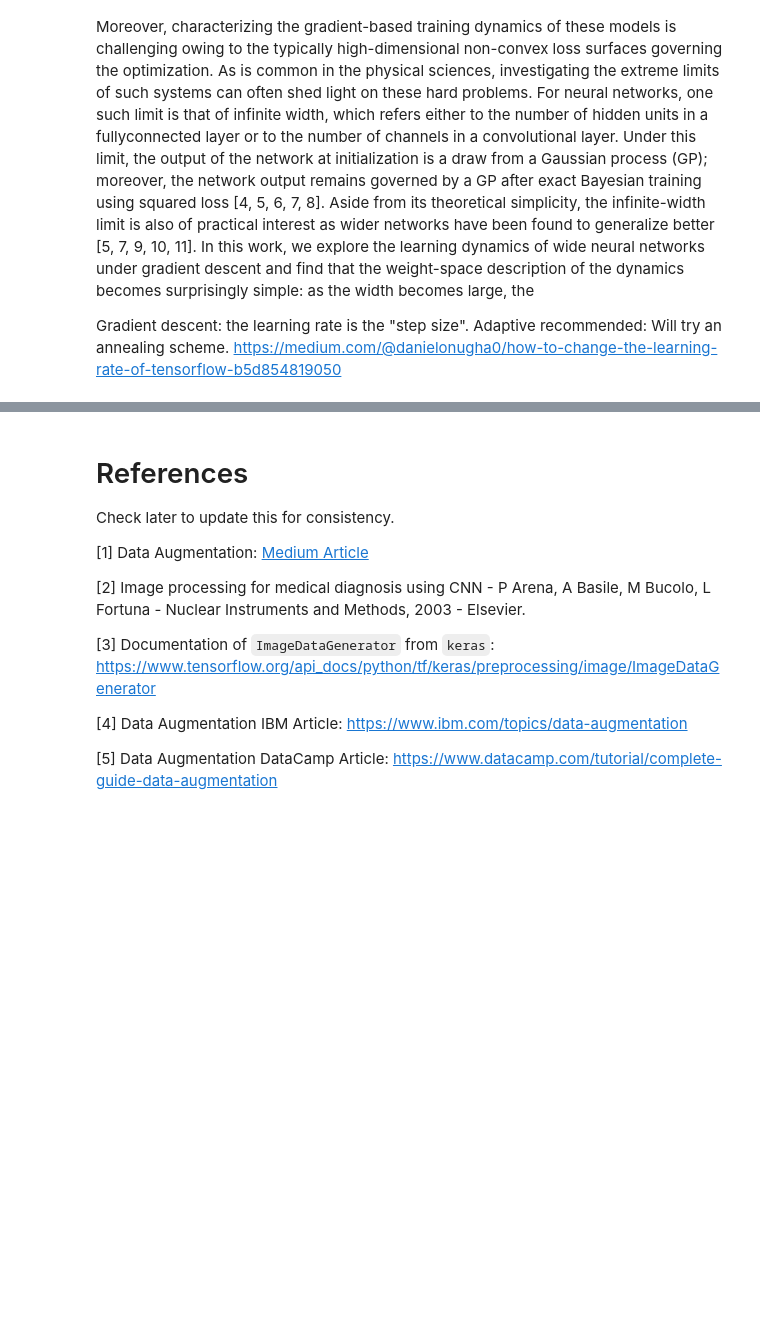
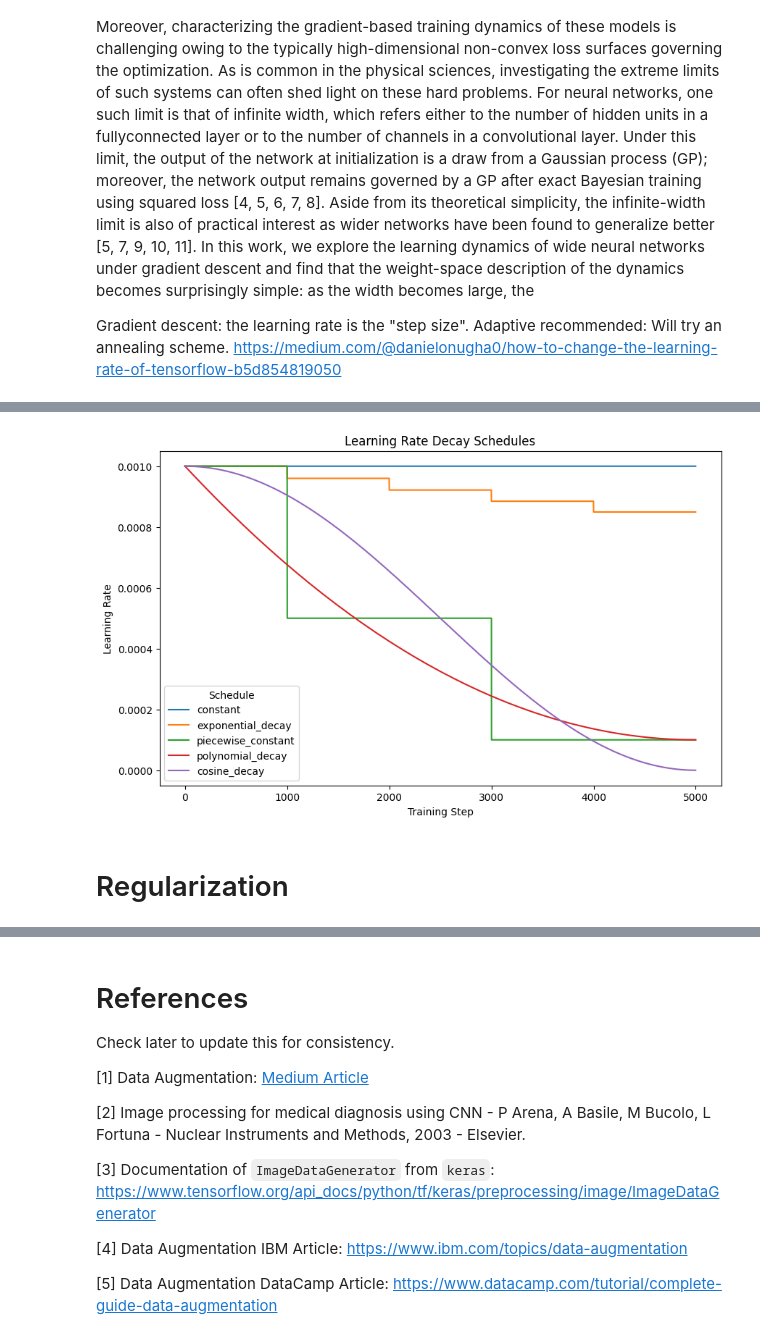
Before and after one commit to shrey1411/dst-group-project-2, a Jupyter notebook: VivekP/04-ReLUInvestigation.ipynb, the cells around one changed output, grey strips where cells are left out. Saved outputs shown, nothing was run; the diff lists cells and outputs as text; code cells hidden in the pictures; blank space fills up the shorter version.

```diff
--- a/VivekP/04-ReLUInvestigation.ipynb
+++ b/VivekP/04-ReLUInvestigation.ipynb
@@ -1425,0 +1652,53 @@ Gradient descent: the learning rate is the "step size". Adaptive recommended: Wi
+# %%
+import numpy as np
+import matplotlib.pyplot as plt
+from tensorflow.keras.optimizers.schedules import (
+    ExponentialDecay,
+    PiecewiseConstantDecay,
+    PolynomialDecay,
+    CosineDecay,
+)
+
+# Parameters
+INITIAL_LR = 0.001
+EPOCHS = 50
+STEPS_PER_EPOCH = 100
+TOTAL_STEPS = EPOCHS * STEPS_PER_EPOCH
+
+# Learning rate schedules
+lr_schedules = {
+    "constant": lambda step: INITIAL_LR,
+    "exponential_decay": ExponentialDecay(
+        initial_learning_rate=INITIAL_LR, decay_steps=1000, decay_rate=0.96, staircase=True
+    ),
+    "piecewise_constant": PiecewiseConstantDecay(
+        boundaries=[10 * STEPS_PER_EPOCH, 30 * STEPS_PER_EPOCH],
+        values=[INITIAL_LR, 0.0005, 0.0001]
+    ),
+    "polynomial_decay": PolynomialDecay(
+        initial_learning_rate=INITIAL_LR, decay_steps=TOTAL_STEPS, end_learning_rate=0.0001, power=2.0
+    ),
+    "cosine_decay": CosineDecay(
+        initial_learning_rate=INITIAL_LR, decay_steps=TOTAL_STEPS
+    ),
+}
+
+# Generate steps and compute learning rates
+steps = np.arange(TOTAL_STEPS)
+lr_values = {name: [schedule(step) for step in steps] for name, schedule in lr_schedules.items()}
+
+# Plot the learning rate schedules
+plt.figure(figsize=(10, 6))
+for name, lr in lr_values.items():
+    plt.plot(steps, lr, label=name)
+
+plt.title("Learning Rate Decay Schedules")
+plt.xlabel("Training Step")
+plt.ylabel("Learning Rate")
+plt.legend(title="Schedule")
+plt.grid(False)
+plt.show()
+# %% [output]
+[figure, added]
+# %% [markdown]
+# Regularization
```
Also changed, not shown: parts of 5 cells of this notebook.
